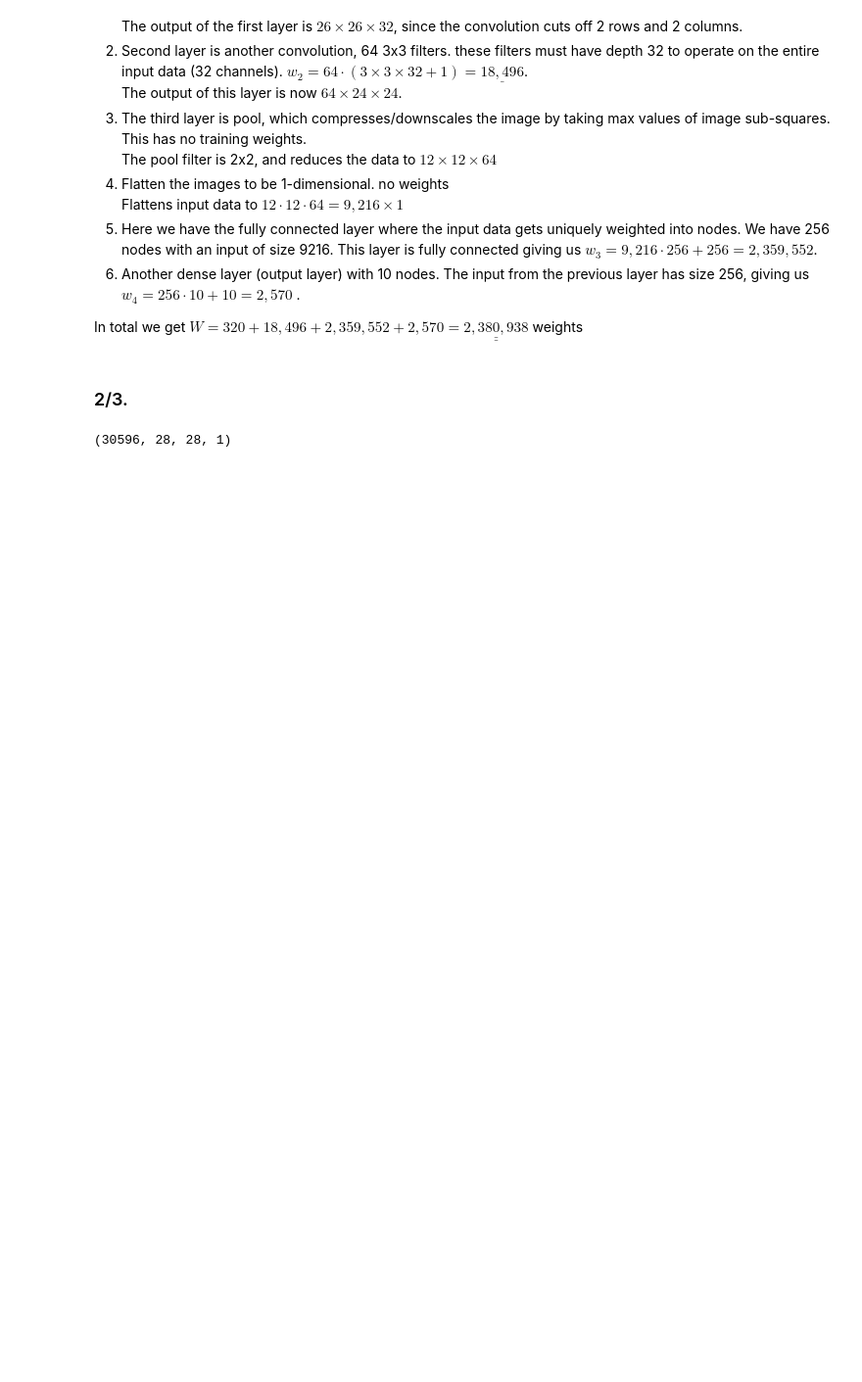
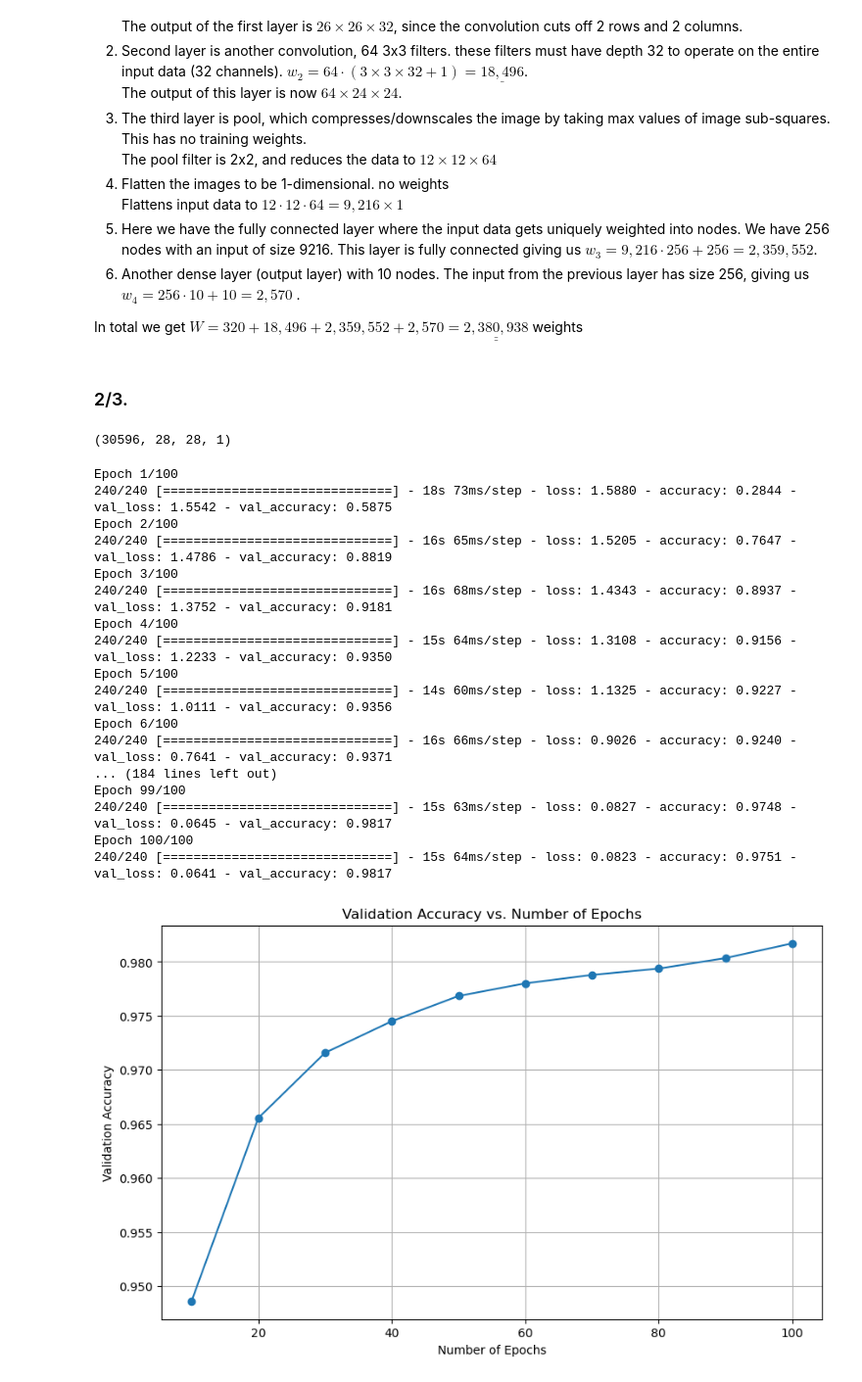
Before and after one commit to edvart-ros/robotics_hw, a Jupyter notebook: assignments/ml.ipynb, the cells around one changed output. Shown at 98% size. Saved outputs shown, nothing was run; the diff lists cells and outputs as text; code cells hidden in the pictures; blank space fills up the shorter version.

```diff
--- a/assignments/ml.ipynb
+++ b/assignments/ml.ipynb
@@ -129,18 +129,3 @@ model.add(Dense(256, activation='relu'))
 model.add(Dense(num_classes, activation='softmax'))
 model.compile(loss=keras.losses.categorical_crossentropy,optimizer=keras.optimizers
 .Adadelta(),metrics=['accuracy'])
-# %%
-scores = []
-
-for num_epochs in (10, 20, 30, 40, 50, 60, 70, 80, 90, 100):
-    model.fit(X_train,y_train,
-              batch_size=128,
-              epochs=num_epochs,
-              verbose=0,
-              validation_data=(X_test,y_test))
-    score = model.evaluate(X_test,y_test ,verbose=0)
-    scores.append(score)
-    print(f"number of epochs: f{num_epochs}")
-    print('test loss:',score[0])
-    print('test accuracy:',score[1])
-    print('----')
@@ -167,0 +132,41 @@ cv2.destroyAllWindows()
+# %%
+import matplotlib.pyplot as plt
+
+# Train the model for 100 epochs
+hist = model.fit(X_train, y_train,
+                 batch_size=128,
+                 epochs=100,
+                 verbose=True,
+                 validation_data=(X_test, y_test))
+
+# Extract validation accuracies at specific epoch points
+num_epochs = [10, 20, 30, 40, 50, 60, 70, 80, 90, 100]
+val_accuracies = [hist.history['val_accuracy'][epoch-1] for epoch in num_epochs]
+
+# Plot results
+plt.figure(figsize=(10,6))
+plt.plot(num_epochs, val_accuracies, marker='o', linestyle='-')
+plt.title('Validation Accuracy vs. Number of Epochs')
+plt.xlabel('Number of Epochs')
+plt.ylabel('Validation Accuracy')
+plt.grid(True)
+plt.show()
+# %% [output]
+Epoch 1/100
+240/240 [==============================] - 18s 73ms/step - loss: 1.5880 - accuracy: 0.2844 - val_loss: 1.5542 - val_accuracy: 0.5875
+Epoch 2/100
+240/240 [==============================] - 16s 65ms/step - loss: 1.5205 - accuracy: 0.7647 - val_loss: 1.4786 - val_accuracy: 0.8819
+Epoch 3/100
+240/240 [==============================] - 16s 68ms/step - loss: 1.4343 - accuracy: 0.8937 - val_loss: 1.3752 - val_accuracy: 0.9181
+Epoch 4/100
+240/240 [==============================] - 15s 64ms/step - loss: 1.3108 - accuracy: 0.9156 - val_loss: 1.2233 - val_accuracy: 0.9350
+Epoch 5/100
+240/240 [==============================] - 14s 60ms/step - loss: 1.1325 - accuracy: 0.9227 - val_loss: 1.0111 - val_accuracy: 0.9356
+Epoch 6/100
+240/240 [==============================] - 16s 66ms/step - loss: 0.9026 - accuracy: 0.9240 - val_loss: 0.7641 - val_accuracy: 0.9371
+... (184 lines left out)
+Epoch 99/100
+240/240 [==============================] - 15s 63ms/step - loss: 0.0827 - accuracy: 0.9748 - val_loss: 0.0645 - val_accuracy: 0.9817
+Epoch 100/100
+240/240 [==============================] - 15s 64ms/step - loss: 0.0823 - accuracy: 0.9751 - val_loss: 0.0641 - val_accuracy: 0.9817
+[figure, added]
```
Also changed, not shown: parts of 3 cells of this notebook, 2 other files.
